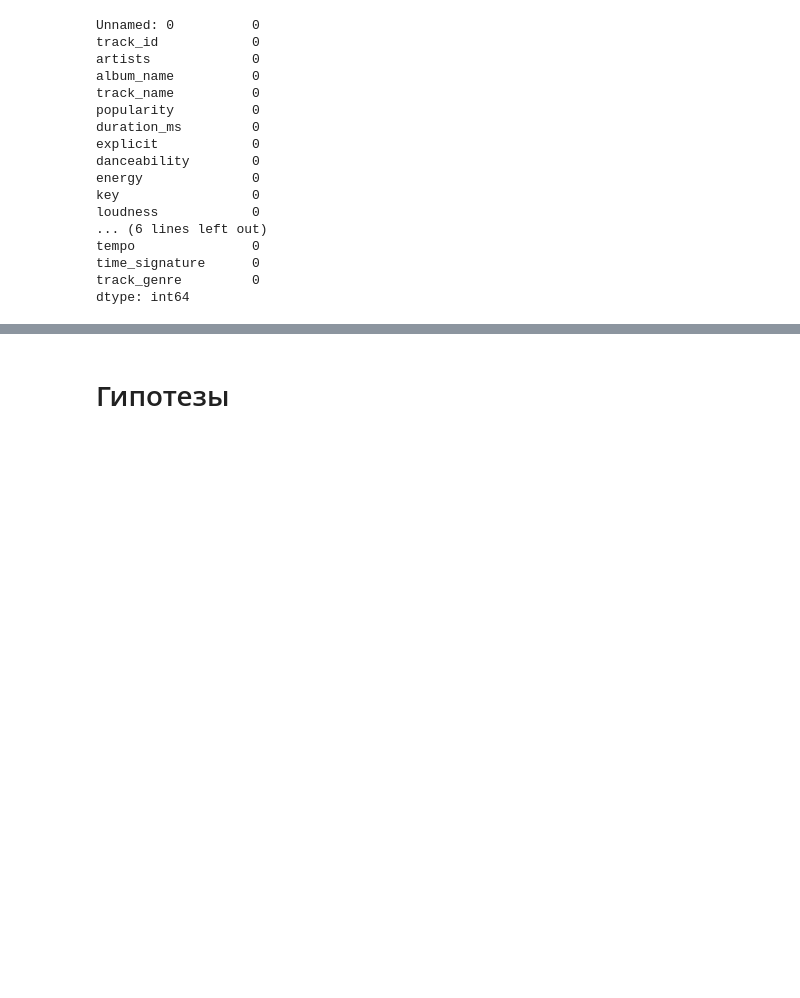
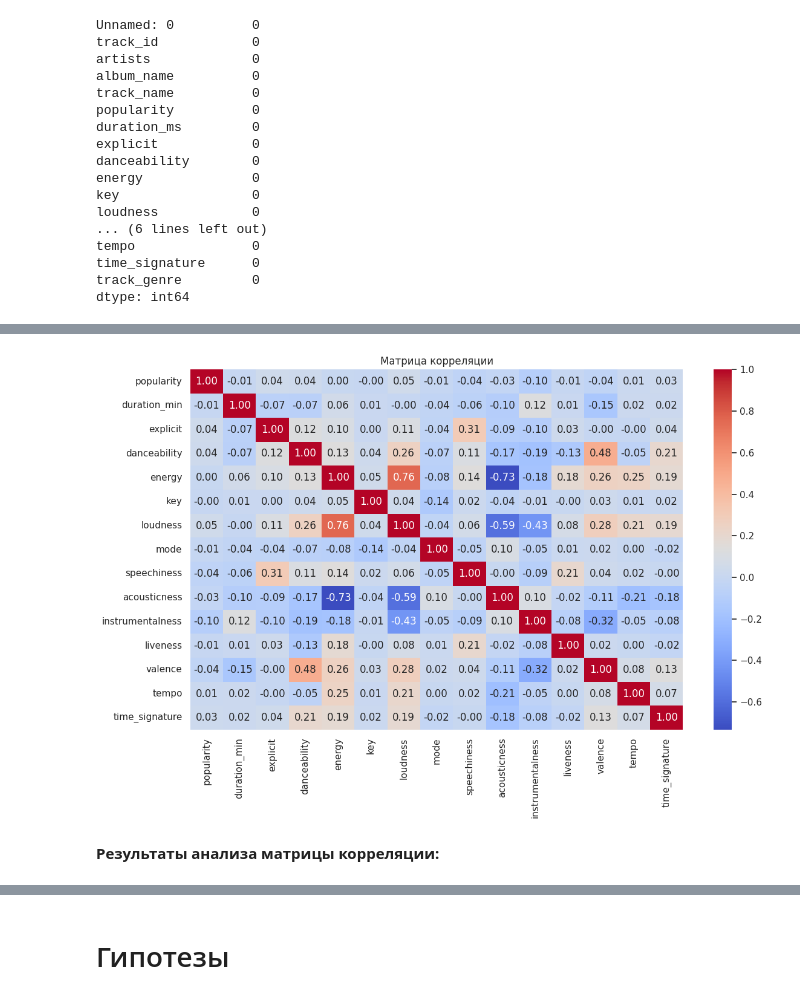
Before and after one commit to pilmeha/kaggleSpotify, a Jupyter notebook: GarmaevSpotify.ipynb, the cells around one changed output, grey strips where cells are left out. Drawn from its saved outputs; the diff is of its cells as text; code cells hidden in the pictures; blank space fills up the shorter version.

```diff
--- a/GarmaevSpotify.ipynb
+++ b/GarmaevSpotify.ipynb
@@ -155,0 +162,3 @@ dtype: int64
+# %%
+df['explicit'] = df['explicit'].astype('int64')
+df.info()
@@ -155,0 +190,9 @@ dtype: int64
+# %%
+def change_to_min(x):
+    return round(x / 60000, 1)
+
+#меняем значения в колонке с миллисекунд на минуты
+df['duration_ms'] = df['duration_ms'].apply(change_to_min)
+
+#меняем название колонки
+df = df.rename(columns={'duration_ms' : 'duration_min'})
@@ -166 +222,5 @@ df.head()
+# %%
+sns.set(style='whitegrid')
+colors = ['#ff6600', '#002eff']
+palette = {0: colors[0], 1: colors[1]}
 # %% [markdown]
@@ -167,0 +237,16 @@ df.head()
+# %%
+corr_data = df.loc[:, ['popularity', "duration_min", 'explicit', 'danceability', 'energy', 'key', 'loudness', 'mode',
+                         'speechiness', 'acousticness', 'instrumentalness', 'liveness', 'valence', 'tempo', 'time_signature']]
+
+#посторение тепловой карты корреляции
+corr_data_1 = corr_data.corr()
+fig, ax = plt.subplots(figsize=(12, 8))
+sns.heatmap(data=corr_data_1, fmt='.2f', annot=True, cmap='coolwarm', ax=ax)
+
+plt.title('Матрица корреляции')
+plt.tight_layout()
+plt.show()
+# %% [output]
+[figure, added]
+# %% [markdown]
+**Результаты анализа матрицы корреляции:**
```
Also changed, not shown: parts of 27 cells of this notebook.
